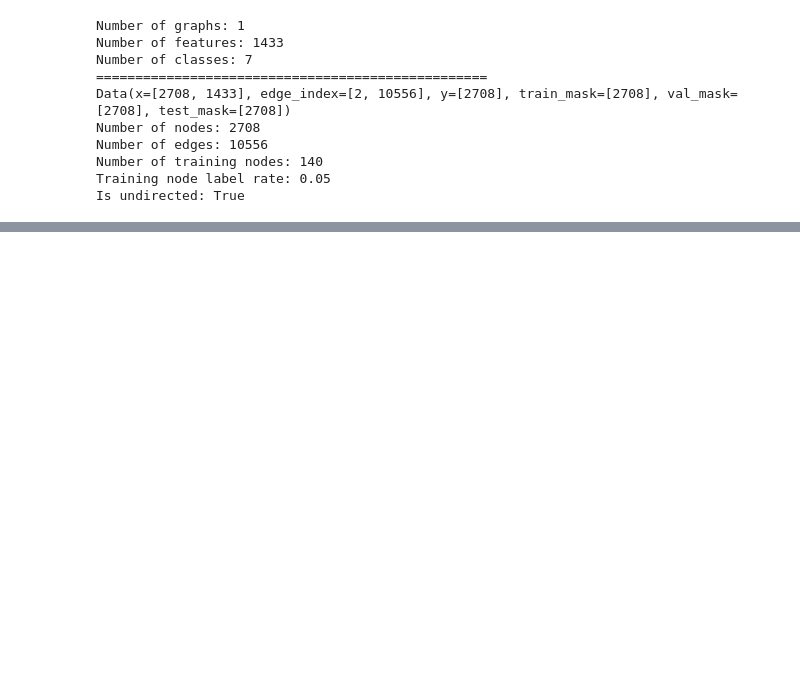
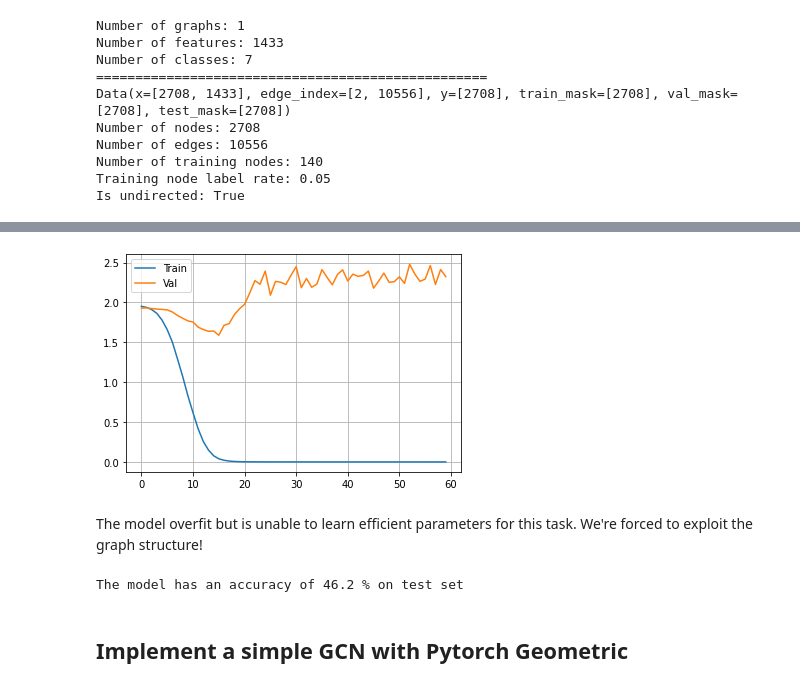
Before and after one commit to ykrmm/sota_gnn, a Jupyter notebook: GCN/gcn_cora.ipynb, the cells around one changed output, grey strips where cells are left out. Drawn from its saved outputs; the diff is of its cells as text; code cells hidden in the pictures; blank space fills up the shorter version.

```diff
--- a/GCN/gcn_cora.ipynb
+++ b/GCN/gcn_cora.ipynb
@@ -52,0 +130,39 @@ dataset.
+# %%
+learning_rate = 0.01
+model = MLP(data.x.size()[1],200,n_class)
+criterion = nn.CrossEntropyLoss()
+optimizer = torch.optim.Adam(model.parameters(),lr=learning_rate)
+n_epoch = 60
+# %%
+loss_train = []
+loss_val = []
+tmp = []
+for ep in range(n_epoch):
+    print('EPOCHS:',ep)
+
+    for i,(x,y) in enumerate(train_loader):
+        model.train()
+        pred = model(x)
+
+        loss = criterion(pred,y)
+
+        loss.backward()
+        optimizer.step()
+        optimizer.zero_grad()
+        tmp.append(loss.item())
+
+    loss_train.append(np.array(tmp).mean())
+    tmp = []
+    print('Loss train',loss_train[ep])
+
+    for i,(x,y) in enumerate(val_loader):
+        model.eval()
+
+        pred = model(x)
+
+        loss = criterion(pred,y)
+        tmp.append(loss.item())
+
+    loss_val.append(np.array(tmp).mean())
+    print('Loss val',loss_val[ep])
+    tmp = []
@@ -52,0 +187,22 @@ dataset.
+# %%
+fig, ax = plt.subplots()
+ax.plot(np.arange(n_epoch),loss_train, label='Train')
+ax.plot(np.arange(n_epoch),loss_val, label='Val')
+ax.legend()
+ax.grid()
+# %% [output]
+[figure, added]
+# %% [markdown]
+The model overfit but is unable to learn efficient parameters for this task. We're forced to exploit the graph structure!
+# %%
+model.eval()
+pred_test = model(data.x[data.test_mask])
+softmax = nn.Softmax(dim=1)
+pred_test = softmax(pred_test)
+classif = pred_test.argmax(dim=1)
+acc = ((classif == data.y[data.test_mask]).sum())/1000
+print('The model has an accuracy of',round(acc.item()*100,3),'% on test set')
+# %% [output]
+The model has an accuracy of 46.2 % on test set
+# %% [markdown]
+## Implement a simple GCN with Pytorch Geometric
```
Also changed, not shown: parts of 24 cells of this notebook, 1 other file.
